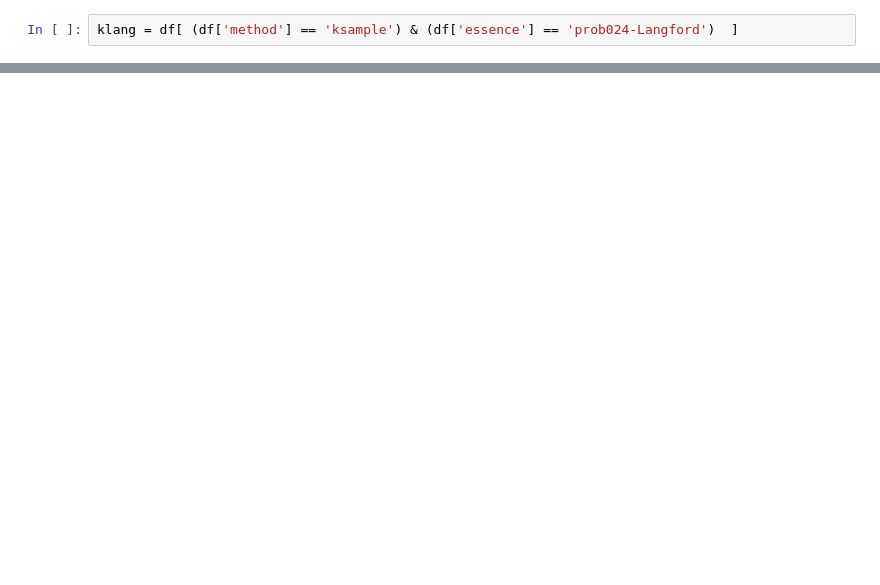
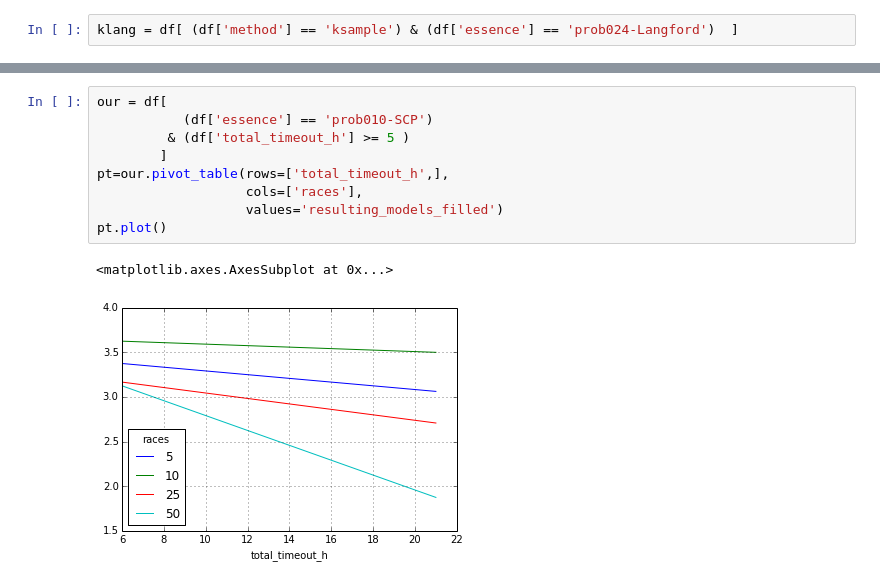
Before and after one commit to Bilalh/Gen, a Jupyter notebook: scripts/parse_results/pivot.ipynb, the cells around one changed output, grey strips where cells are left out. Drawn from its saved outputs; the diff is of its cells as text; blank space fills up the shorter version.

```diff
--- a/scripts/parse_results/pivot.ipynb
+++ b/scripts/parse_results/pivot.ipynb
@@ -77,0 +189,12 @@ so each model should get 1661/(154) =10.8s
+# %%
+our = df[
+           (df['essence'] == 'prob010-SCP')
+         & (df['total_timeout_h'] >= 5 )
+        ]
+pt=our.pivot_table(rows=['total_timeout_h',],
+                   cols=['races'],
+                   values='resulting_models_filled')
+pt.plot()
+# %% [output]
+<matplotlib.axes.AxesSubplot at 0x...>
+[figure, added]
```
Also changed, not shown: parts of 19 cells of this notebook, 1 other file.
